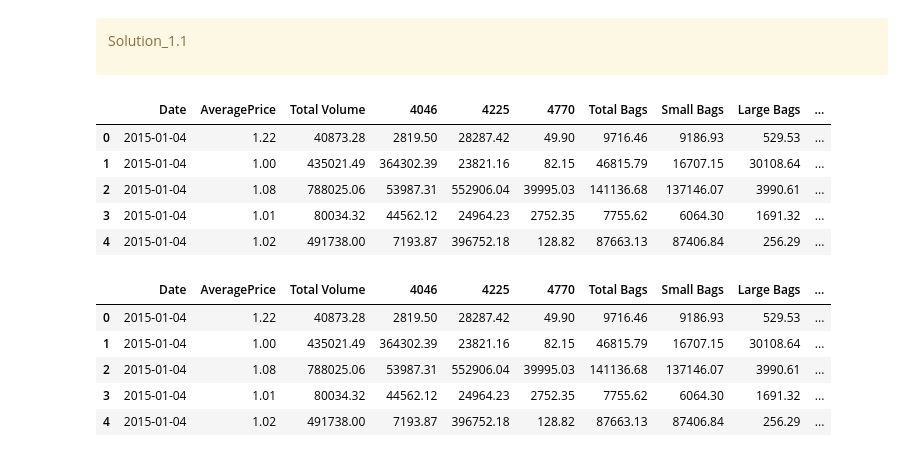
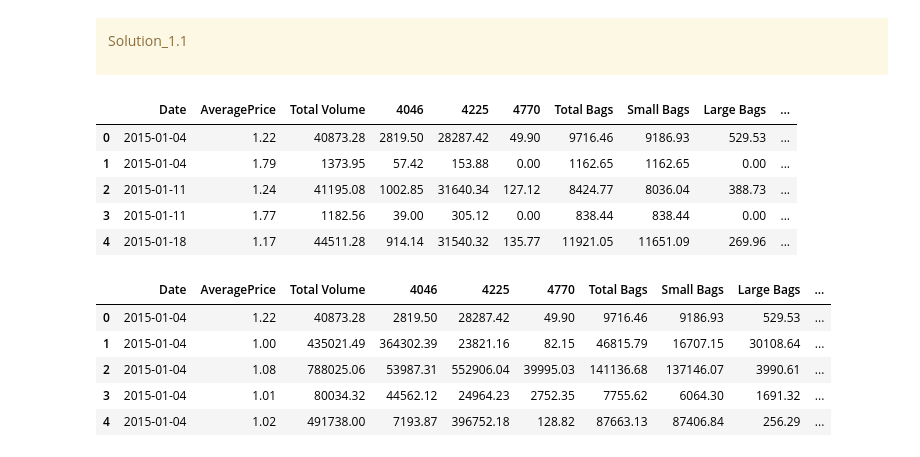
Before and after one commit to madihung/cpsc330, a Jupyter notebook: hw8/hw8.ipynb, the cells around one changed output. Cells and saved outputs as stored; diff of their text form; code cells hidden in the pictures.

```diff
--- a/hw8/hw8.ipynb
+++ b/hw8/hw8.ipynb
@@ -92,12 +92,12 @@ Solution_1.1
 
 </div>
 # %%
-df.sort_values(by=["Date", "type"]).reset_index(drop=True).head()
+df.sort_values(by=["region", "Date"]).reset_index(drop=True).head()
 # %% [output]
 |  | Date | AveragePrice | Total Volume | 4046 | 4225 | 4770 | Total Bags | Small Bags | Large Bags | ... |
 | 0 | 2015-01-04 | 1.22 | 40873.28 | 2819.50 | 28287.42 | 49.90 | 9716.46 | 9186.93 | 529.53 | ... |
-| 1 | 2015-01-04 | 1.00 | 435021.49 | 364302.39 | 23821.16 | 82.15 | 46815.79 | 16707.15 | 30108.64 | ... |
-| 2 | 2015-01-04 | 1.08 | 788025.06 | 53987.31 | 552906.04 | 39995.03 | 141136.68 | 137146.07 | 3990.61 | ... |
-| 3 | 2015-01-04 | 1.01 | 80034.32 | 44562.12 | 24964.23 | 2752.35 | 7755.62 | 6064.30 | 1691.32 | ... |
-| 4 | 2015-01-04 | 1.02 | 491738.00 | 7193.87 | 396752.18 | 128.82 | 87663.13 | 87406.84 | 256.29 | ... |
+| 1 | 2015-01-04 | 1.79 | 1373.95 | 57.42 | 153.88 | 0.00 | 1162.65 | 1162.65 | 0.00 | ... |
+| 2 | 2015-01-11 | 1.24 | 41195.08 | 1002.85 | 31640.34 | 127.12 | 8424.77 | 8036.04 | 388.73 | ... |
+| 3 | 2015-01-11 | 1.77 | 1182.56 | 39.00 | 305.12 | 0.00 | 838.44 | 838.44 | 0.00 | ... |
+| 4 | 2015-01-18 | 1.17 | 44511.28 | 914.14 | 31540.32 | 135.77 | 11921.05 | 11651.09 | 269.96 | ... |
 # %%
```
Also changed, not shown: parts of 51 cells of this notebook.
